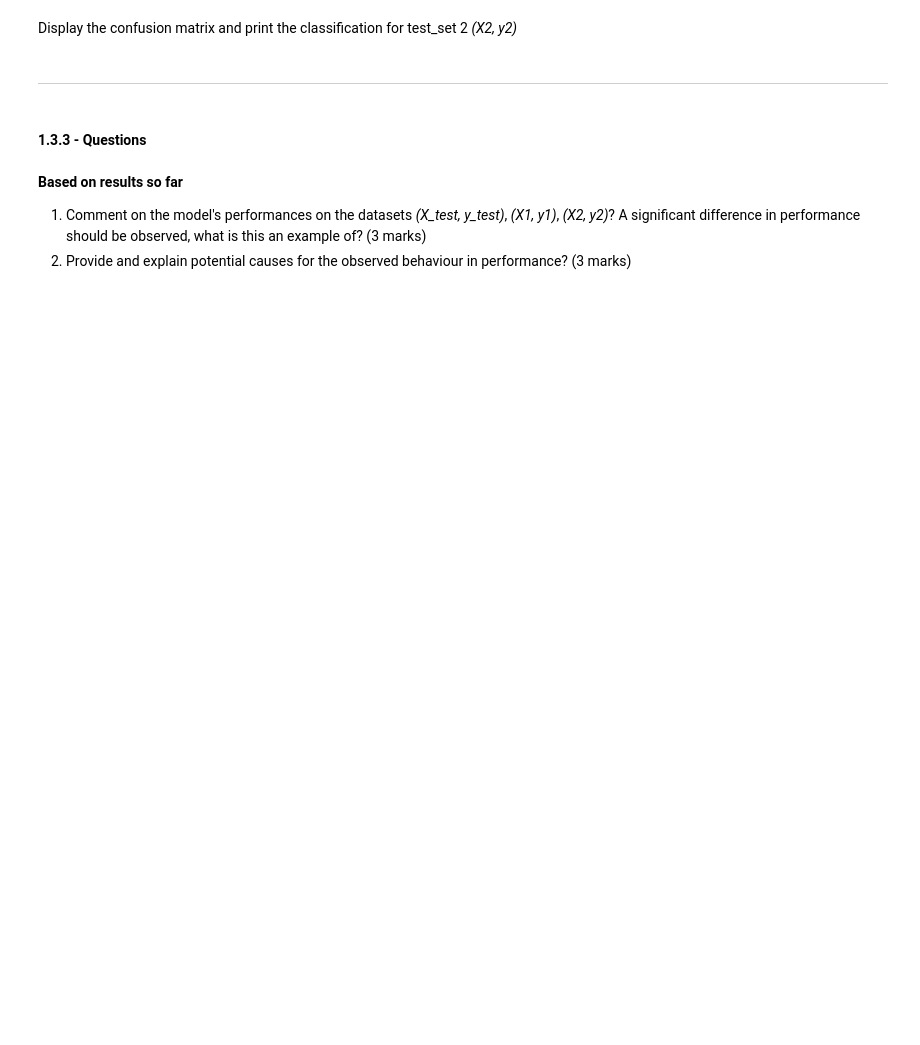
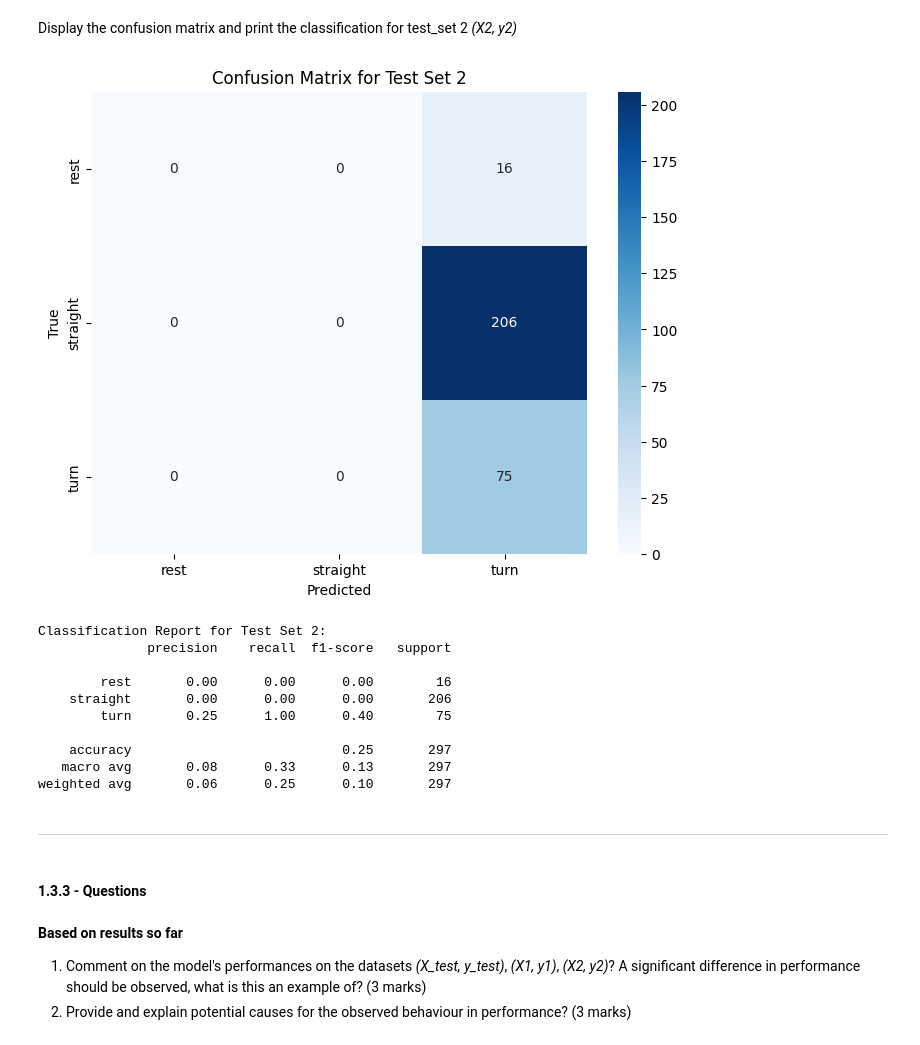
Before and after one commit to mahweerkumar/engg680_2024_fall, a Jupyter notebook: Lab_Assignment4/Assignment 4 (1).ipynb, the cells around one changed output. Drawn from its saved outputs; the diff is of its cells as text; code cells hidden in the pictures; blank space fills up the shorter version.

```diff
--- a/Lab_Assignment4/Assignment 4 (1).ipynb
+++ b/Lab_Assignment4/Assignment 4 (1).ipynb
@@ -241,5 +324,6 @@ X1.head(2)
 # %%
 # TODO - Load the target vector from test_set2 into y2, and all features from test_set2 into X2
-# y2 =
-# X2 =
+y2 = test_set2['motion_state']
+X2 = test_set2.drop(columns=['motion_state'])
 X2.head(2)
+print(X2.head(2))
@@ -267,3 +406,34 @@ Display the confusion matrix and print the classification for test_set 2 *(X2, y
+# %%
+# TODO - Display confusion matrix and print classification report for (X2, y2)
+# Generate predictions for test_set2
+y2_pred = grid.predict(X2)
+
+# Compute the confusion matrix
+cm2 = confusion_matrix(y2, y2_pred)
+
+# Plot the confusion matrix as a heatmap for better visualization
+plt.figure(figsize=(8, 6))
+sns.heatmap(cm2, annot=True, fmt='d', cmap='Blues', xticklabels=grid.classes_, yticklabels=grid.classes_)
+plt.title('Confusion Matrix for Test Set 2')
+plt.xlabel('Predicted')
+plt.ylabel('True')
+plt.show()
+
+# Print the classification report
+print("Classification Report for Test Set 2:")
+print(classification_report(y2, y2_pred))
+# %% [output]
+[figure, added]
+Classification Report for Test Set 2:
+              precision    recall  f1-score   support
+
+        rest       0.00      0.00      0.00        16
+    straight       0.00      0.00      0.00       206
+        turn       0.25      1.00      0.40        75
+
+    accuracy                           0.25       297
+   macro avg       0.08      0.33      0.13       297
+weighted avg       0.06      0.25      0.10       297
 # %% [markdown]
 ___
 # %% [markdown]
```
Also changed, not shown: parts of 93 cells of this notebook.
